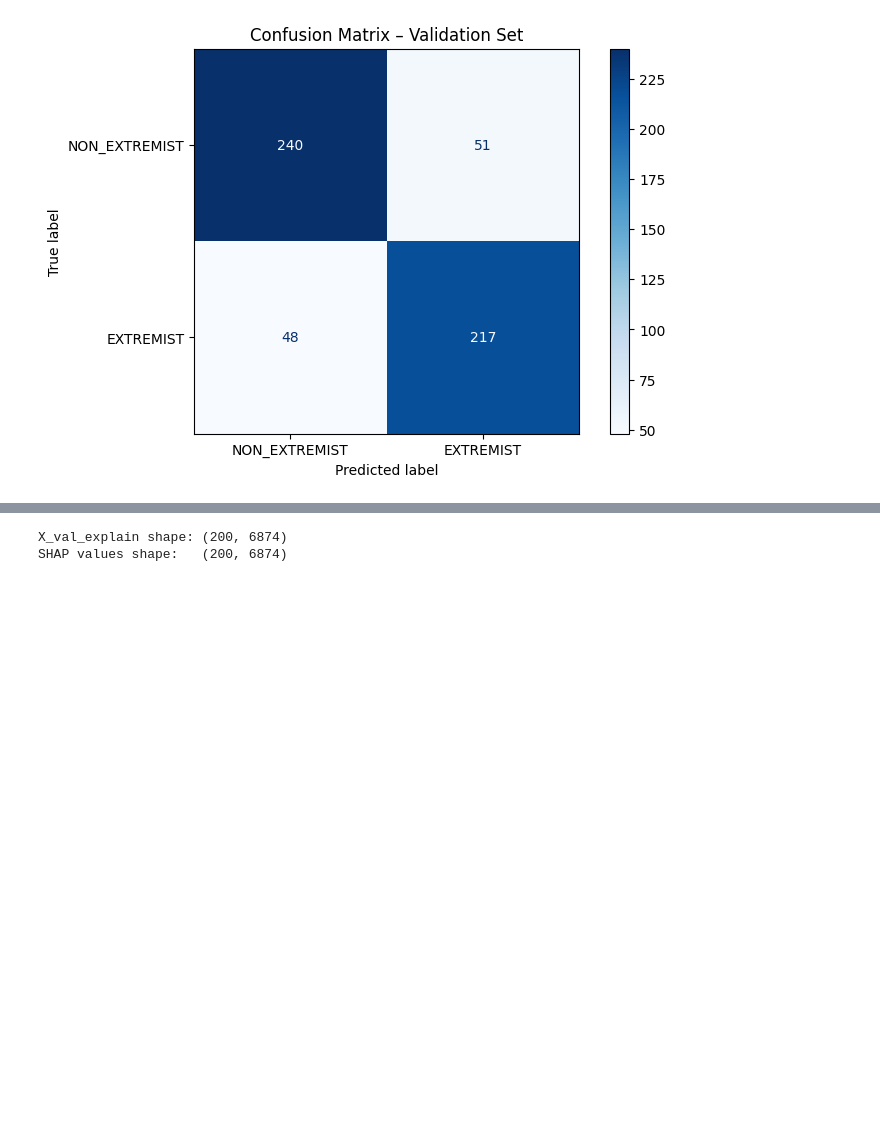
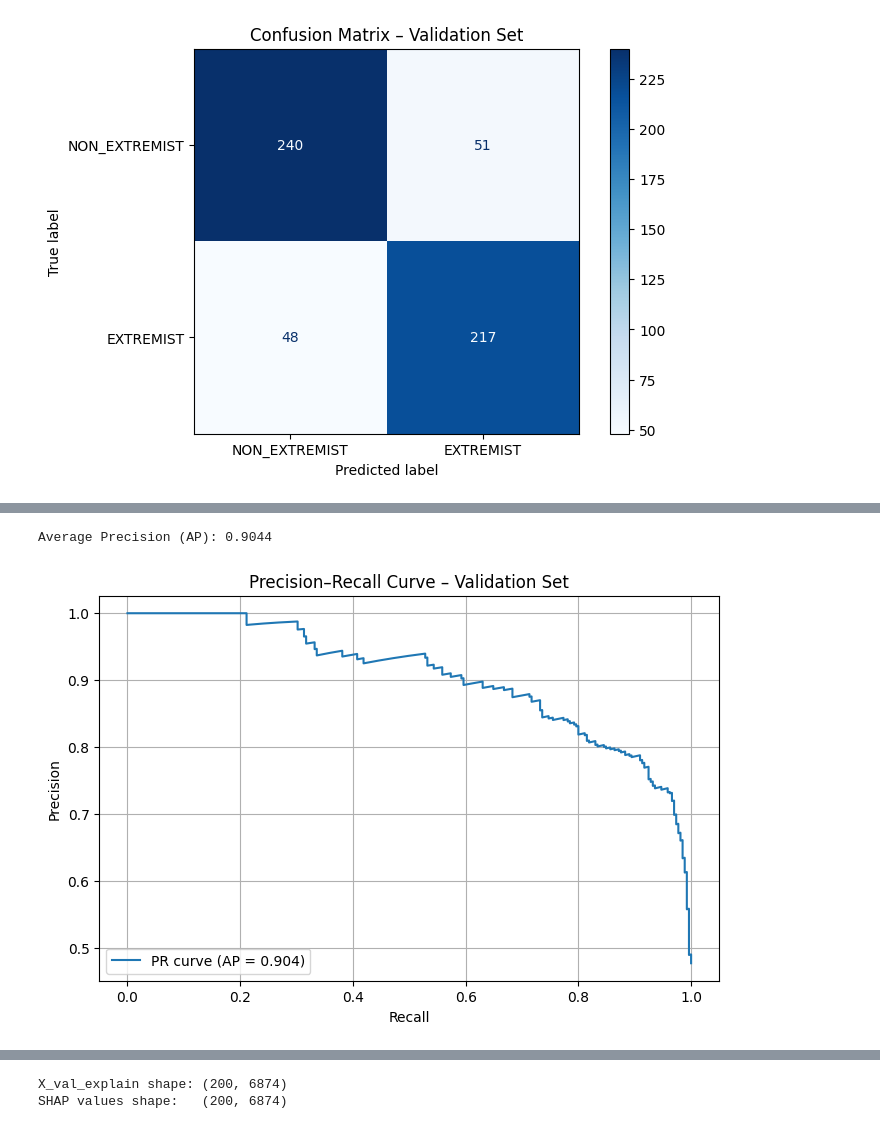
Before and after one commit to adityaSureshCHS/extremism_sentiment_analysis, a Jupyter notebook: extremism_SLP.ipynb, the cells around one changed output, grey strips where cells are left out. Saved outputs shown, nothing was run; the diff lists cells and outputs as text; code cells hidden in the pictures; blank space fills up the shorter version.

```diff
--- a/extremism_SLP.ipynb
+++ b/extremism_SLP.ipynb
@@ -402,0 +477,22 @@ Confusion matrix:
+# %%
+# %%
+# Precision–Recall curve and Average Precision (AP)
+
+from sklearn.metrics import precision_recall_curve, average_precision_score
+
+precision, recall, pr_thresholds = precision_recall_curve(y_val_true, y_val_pred)
+ap = average_precision_score(y_val_true, y_val_pred)
+
+print(f"Average Precision (AP): {ap:.4f}")
+
+plt.figure()
+plt.plot(recall, precision, label=f"PR curve (AP = {ap:.3f})")
+plt.title("Precision–Recall Curve – Validation Set")
+plt.xlabel("Recall")
+plt.ylabel("Precision")
+plt.legend(loc="lower left")
+plt.grid(True)
+plt.show()
+# %% [output]
+Average Precision (AP): 0.9044
+[figure, added]
```
Also changed, not shown: parts of 13 cells of this notebook, 1 other file.
